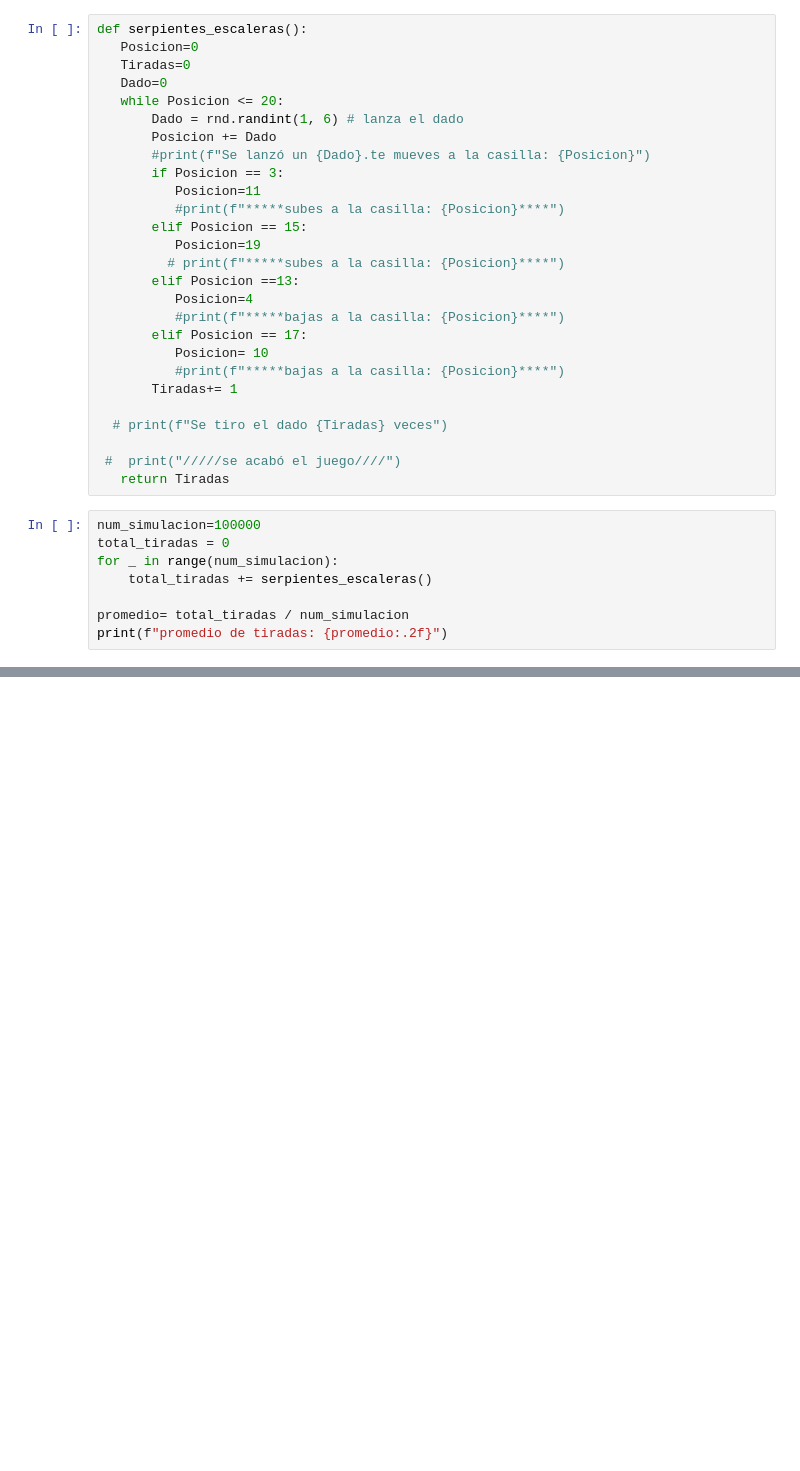
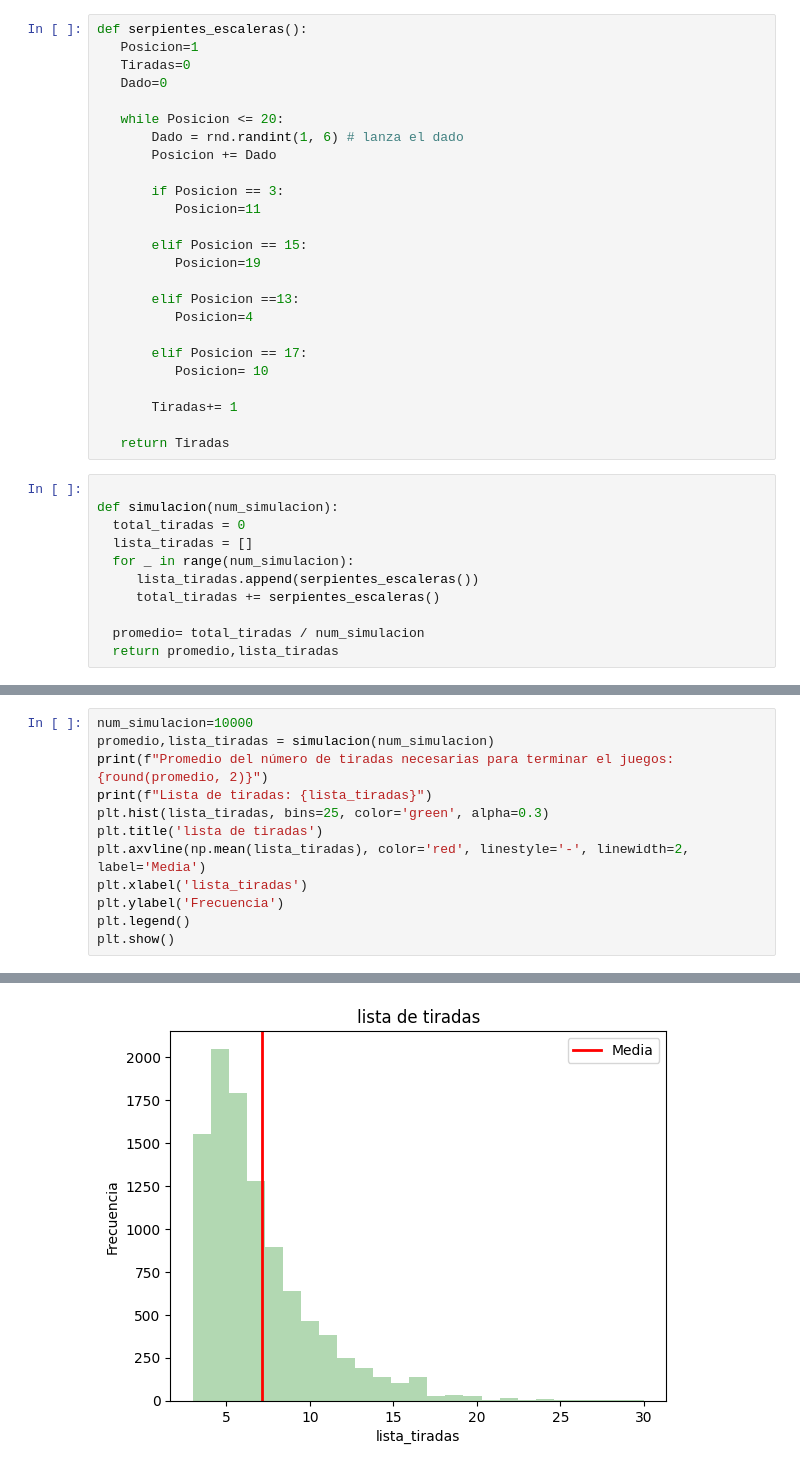
Before and after one commit to Areliortiz/SIMULACION2, a Jupyter notebook: Serpiente_escaleras.ipynb, the cells around one changed output, grey strips where cells are left out. Drawn from its saved outputs; the diff is of its cells as text; blank space fills up the shorter version.

```diff
--- a/Serpiente_escaleras.ipynb
+++ b/Serpiente_escaleras.ipynb
@@ -5,35 +98,36 @@ import random as rnd
 # %%
 def serpientes_escaleras():
-   Posicion=0
+   Posicion=1
    Tiradas=0
    Dado=0
+
    while Posicion <= 20:
        Dado = rnd.randint(1, 6) # lanza el dado
        Posicion += Dado
-       #print(f"Se lanzó un {Dado}.te mueves a la casilla: {Posicion}")
+
        if Posicion == 3:
           Posicion=11
-          #print(f"*****subes a la casilla: {Posicion}****")
+
        elif Posicion == 15:
           Posicion=19
-         # print(f"*****subes a la casilla: {Posicion}****")
+
        elif Posicion ==13:
           Posicion=4
-          #print(f"*****bajas a la casilla: {Posicion}****")
+
        elif Posicion == 17:
           Posicion= 10
-          #print(f"*****bajas a la casilla: {Posicion}****")
+
        Tiradas+= 1
 
-  # print(f"Se tiro el dado {Tiradas} veces")
-
- #  print("/////se acabó el juego////")
    return Tiradas
 # %%
-num_simulacion=100000
-total_tiradas = 0
-for _ in range(num_simulacion):
-    total_tiradas += serpientes_escaleras()
 
-promedio= total_tiradas / num_simulacion
-print(f"promedio de tiradas: {promedio:.2f}")
+def simulacion(num_simulacion):
+  total_tiradas = 0
+  lista_tiradas = []
+  for _ in range(num_simulacion):
+     lista_tiradas.append(serpientes_escaleras())
+     total_tiradas += serpientes_escaleras()
+
+  promedio= total_tiradas / num_simulacion
+  return promedio,lista_tiradas
@@ -41,0 +134,13 @@ promedio de tiradas: 7.34
+# %%
+num_simulacion=10000
+promedio,lista_tiradas = simulacion(num_simulacion)
+print(f"Promedio del número de tiradas necesarias para terminar el juegos: {round(promedio, 2)}")
+print(f"Lista de tiradas: {lista_tiradas}")
+plt.hist(lista_tiradas, bins=25, color='green', alpha=0.3)
+plt.title('lista de tiradas')
+plt.axvline(np.mean(lista_tiradas), color='red', linestyle='-', linewidth=2, label='Media')
+plt.xlabel('lista_tiradas')
+plt.ylabel('Frecuencia')
+plt.legend()
+plt.show()
+# %% [output]
@@ -41,0 +149 @@ promedio de tiradas: 7.34
+[figure, added]
```
Also changed, not shown: parts of 9 cells of this notebook.
